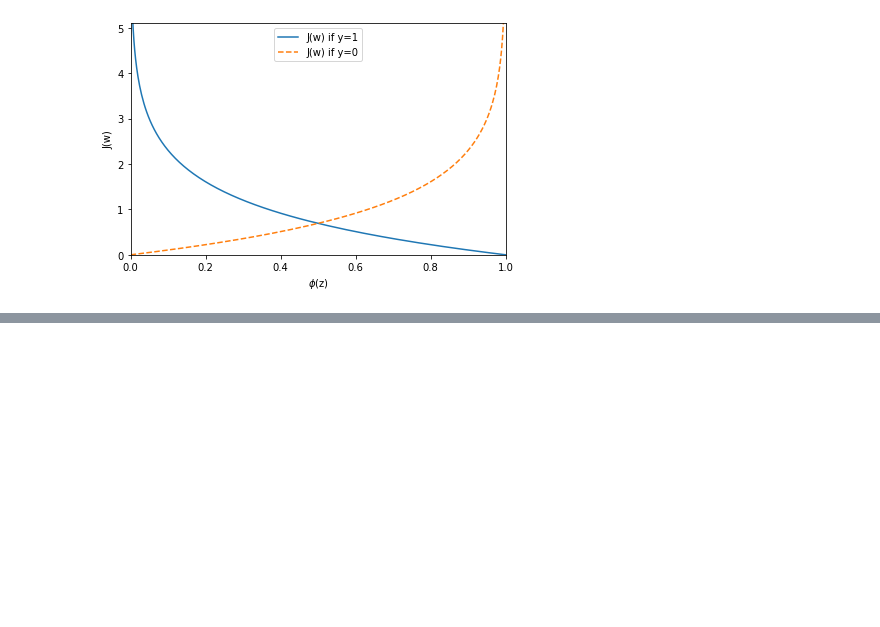
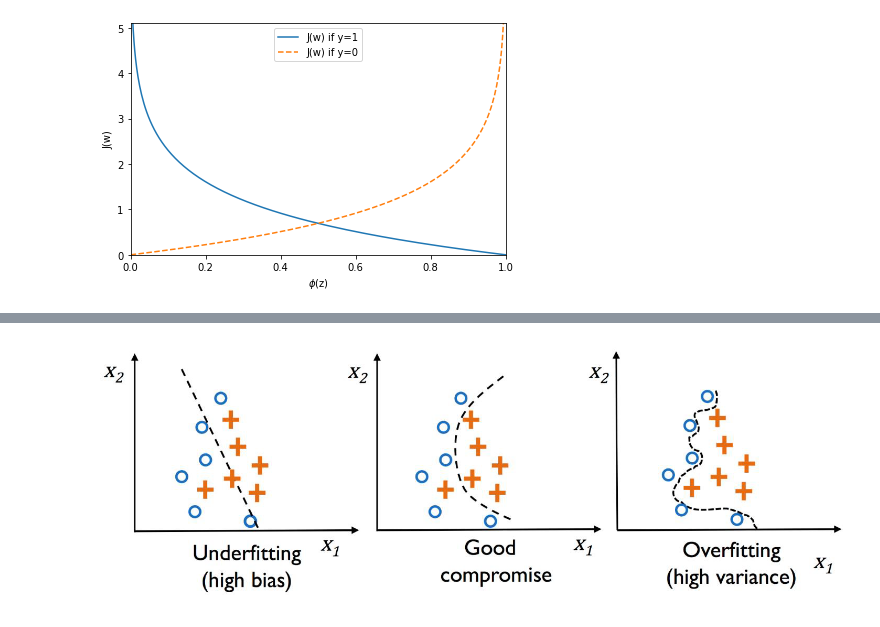
Before and after one commit to apachon/python-machine-learning-book-3rd-edition, a Jupyter notebook: ch03.ipynb, the cells around one changed output, grey strips where cells are left out. Saved outputs shown, nothing was run; the diff lists cells and outputs as text; code cells hidden in the pictures; blank space fills up the shorter version.

```diff
--- a/ch03.ipynb
+++ b/ch03.ipynb
@@ -208,0 +374,4 @@ plt.show()
+# %%
+Image('01.png', width = 750)
+# %% [output]
+[figure, added]
```
Also changed, not shown: parts of 21 cells of this notebook.
